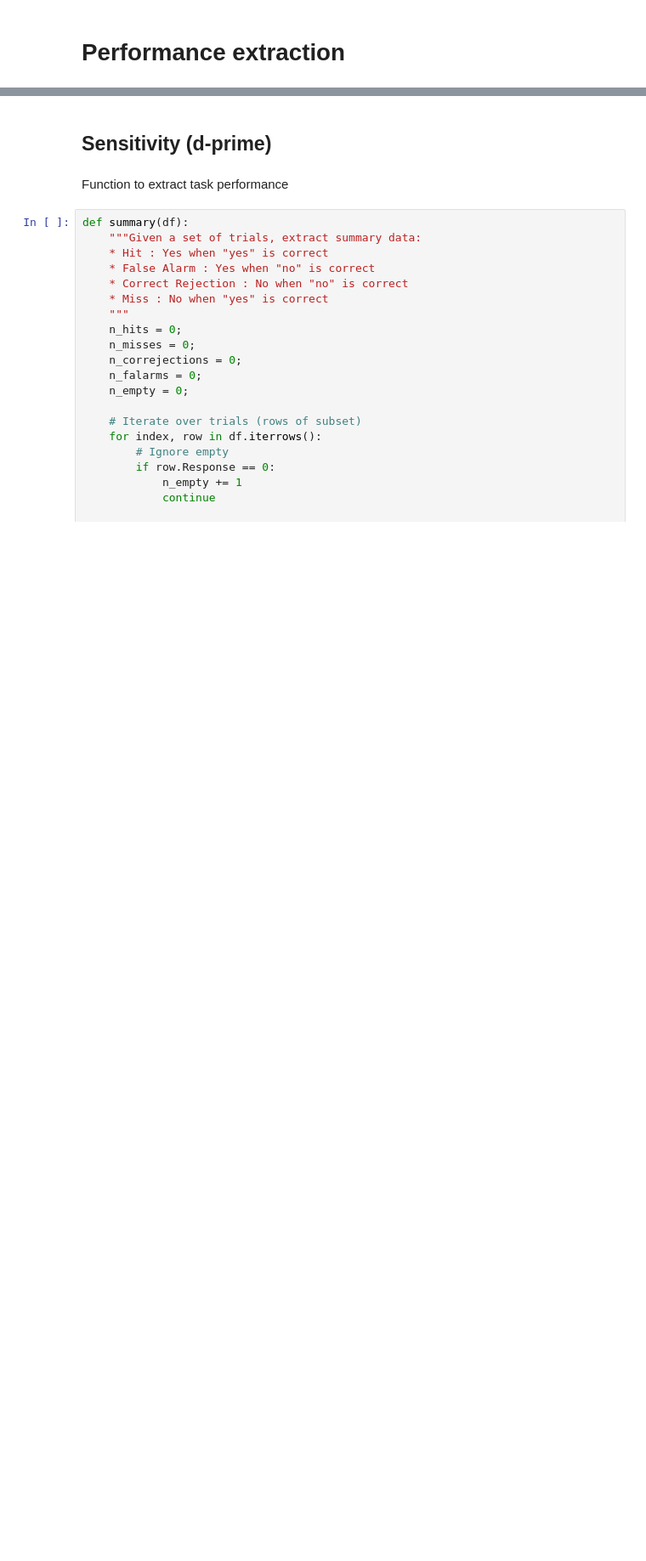
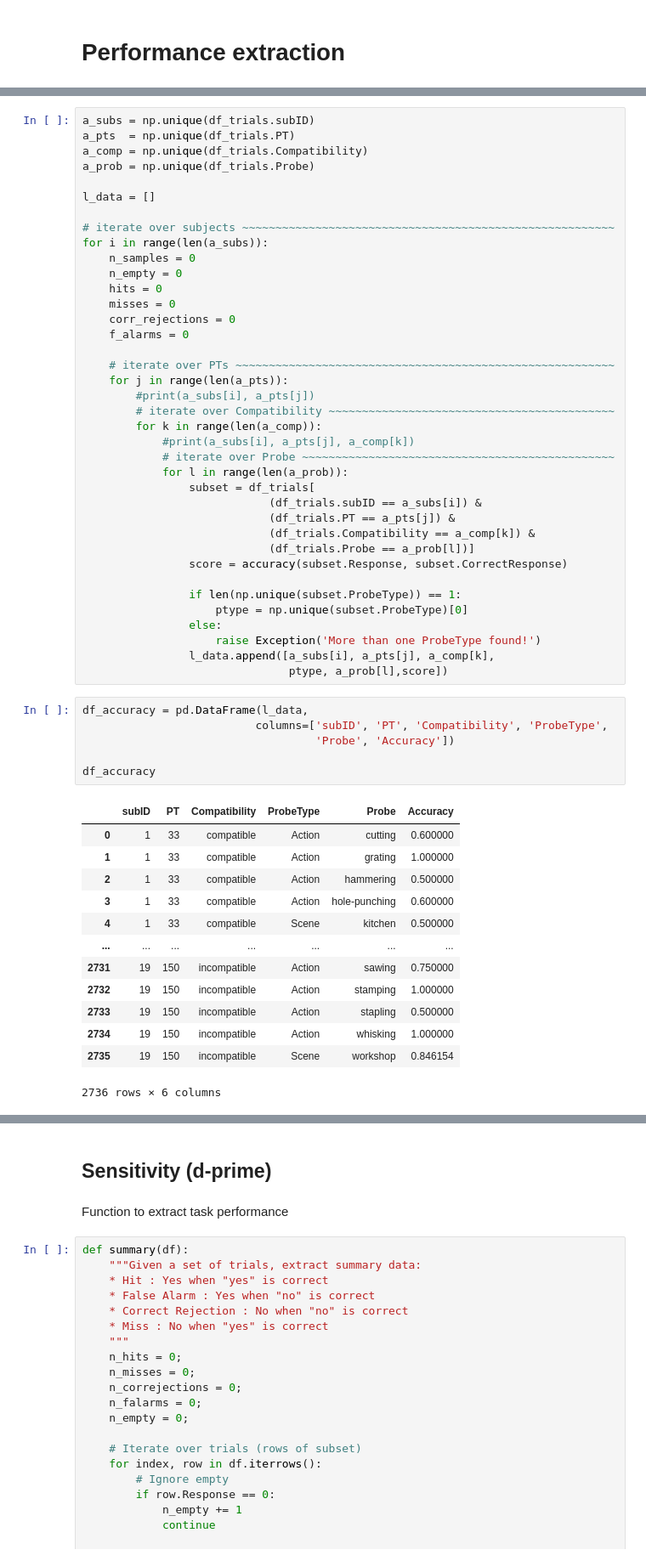
Before and after one commit to CogNeuroUR/Brief-AC, a Jupyter notebook: analysis/data_preprocessing.ipynb, the cells around one changed output, grey strips where cells are left out. Shown: that part at 85% size. Saved outputs shown, nothing was run; the diff lists cells and outputs as text; blank space fills up the shorter version.

Commit message:
added accuracy

```diff
--- a/analysis/data_preprocessing.ipynb
+++ b/analysis/data_preprocessing.ipynb
@@ -277,0 +288,58 @@ df_trials
+# %%
+a_subs = np.unique(df_trials.subID)
+a_pts  = np.unique(df_trials.PT)
+a_comp = np.unique(df_trials.Compatibility)
+a_prob = np.unique(df_trials.Probe)
+
+l_data = []
+
+# iterate over subjects ~~~~~~~~~~~~~~~~~~~~~~~~~~~~~~~~~~~~~~~~~~~~~~~~~~~~~~~~
+for i in range(len(a_subs)):
+    n_samples = 0
+    n_empty = 0
+    hits = 0
+    misses = 0
+    corr_rejections = 0
+    f_alarms = 0
+
+    # iterate over PTs ~~~~~~~~~~~~~~~~~~~~~~~~~~~~~~~~~~~~~~~~~~~~~~~~~~~~~~~~~
+    for j in range(len(a_pts)):
+        #print(a_subs[i], a_pts[j])
+        # iterate over Compatibility ~~~~~~~~~~~~~~~~~~~~~~~~~~~~~~~~~~~~~~~~~~~
+        for k in range(len(a_comp)):
+            #print(a_subs[i], a_pts[j], a_comp[k])
+            # iterate over Probe ~~~~~~~~~~~~~~~~~~~~~~~~~~~~~~~~~~~~~~~~~~~~~~~
+            for l in range(len(a_prob)):
+                subset = df_trials[
+                            (df_trials.subID == a_subs[i]) &
+                            (df_trials.PT == a_pts[j]) &
+                            (df_trials.Compatibility == a_comp[k]) &
+                            (df_trials.Probe == a_prob[l])]
+                score = accuracy(subset.Response, subset.CorrectResponse)
+
+                if len(np.unique(subset.ProbeType)) == 1:
+                    ptype = np.unique(subset.ProbeType)[0]
+                else:
+                    raise Exception('More than one ProbeType found!')
+                l_data.append([a_subs[i], a_pts[j], a_comp[k],
+                               ptype, a_prob[l],score])
+# %%
+df_accuracy = pd.DataFrame(l_data,
+                          columns=['subID', 'PT', 'Compatibility', 'ProbeType',
+                                   'Probe', 'Accuracy'])
+
+df_accuracy
+# %% [output]
+|  | subID | PT | Compatibility | ProbeType | Probe | Accuracy |
+| 0 | 1 | 33 | compatible | Action | cutting | 0.600000 |
+| 1 | 1 | 33 | compatible | Action | grating | 1.000000 |
+| 2 | 1 | 33 | compatible | Action | hammering | 0.500000 |
+| 3 | 1 | 33 | compatible | Action | hole-punching | 0.600000 |
+| 4 | 1 | 33 | compatible | Scene | kitchen | 0.500000 |
+| ... | ... | ... | ... | ... | ... | ... |
+| 2731 | 19 | 150 | incompatible | Action | sawing | 0.750000 |
+| 2732 | 19 | 150 | incompatible | Action | stamping | 1.000000 |
+| 2733 | 19 | 150 | incompatible | Action | stapling | 0.500000 |
+| 2734 | 19 | 150 | incompatible | Action | whisking | 1.000000 |
+| 2735 | 19 | 150 | incompatible | Scene | workshop | 0.846154 |
+2736 rows × 6 columns
```
Also changed, not shown: parts of 4 cells of this notebook.
